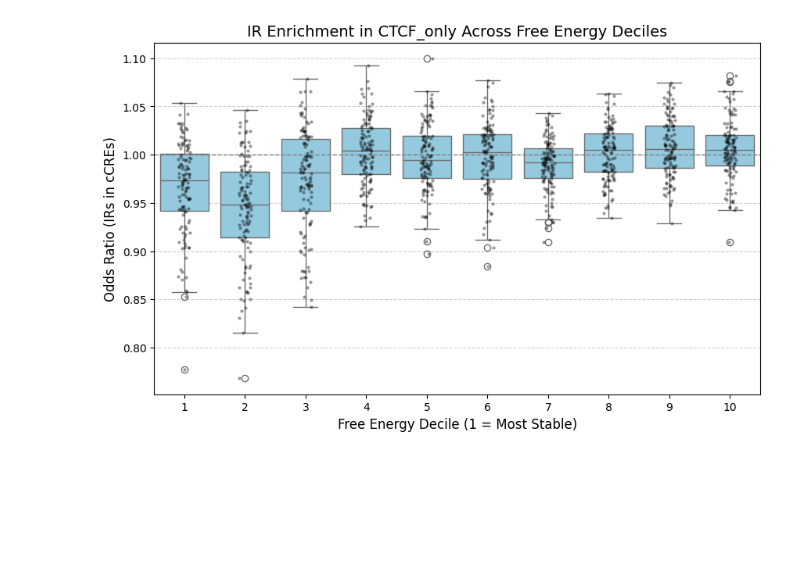
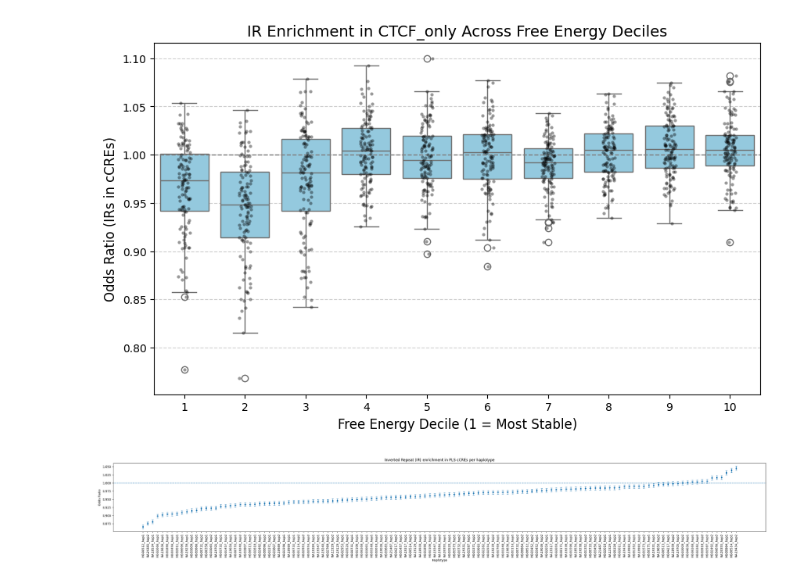
Before and after one commit to alexturcoo/PhasedHapAssembly-nonB, a Jupyter notebook: analysis_scripts/all_analysis_notebooks/cCRE_hg38_enrichment_analysis.ipynb, the cells around one changed output. Cells and saved outputs as stored; diff of their text form; code cells hidden in the pictures; blank space fills up the shorter version.

```diff
--- a/analysis_scripts/all_analysis_notebooks/cCRE_hg38_enrichment_analysis.ipynb
+++ b/analysis_scripts/all_analysis_notebooks/cCRE_hg38_enrichment_analysis.ipynb
@@ -1155,3 +1155,66 @@ plt.subplots_adjust(bottom=0.15, top=0.9)
 plt.show()
 # %% [output]
 [figure]
+# %%
+import numpy as np
+import pandas as pd
+import matplotlib.pyplot as plt
+
+# =====================================
+# INPUT
+# =====================================
+df = pd.read_csv("/home/alextu/scratch/confidence_intervals_cCRE_results/final_results_PLS_CI.csv")
+
+# =====================================
+# FILTER TO IRs ONLY
+# =====================================
+df_ir = df[df["structure"] == "IR"].copy()
+
+if df_ir.empty:
+    raise ValueError("No IR rows found in dataframe.")
+
+# Sort haplotypes by odds ratio for cleaner visualization
+df_ir = df_ir.sort_values("odds_ratio")
+
+# =====================================
+# PREP DATA FOR ERROR BARS
+# =====================================
+x = np.arange(len(df_ir))
+y = df_ir["odds_ratio"].values
+
+yerr_lower = y - df_ir["ci_low_95"].values
+yerr_upper = df_ir["ci_high_95"].values - y
+yerr = np.vstack([yerr_lower, yerr_upper])
+
+# =====================================
+# PLOT
+# =====================================
+plt.figure(figsize=(max(10, len(df_ir) * 0.25), 5))
+
+plt.errorbar(
+    x,
+    y,
+    yerr=yerr,
+    fmt="o",
+    capsize=3,
+    linewidth=1,
+    markersize=4
+)
+
+# Reference line (no enrichment)
+plt.axhline(1, linestyle="--", linewidth=1)
+
+# Axes & labels
+plt.xticks(x, df_ir["sample_hap"], rotation=90)
+plt.xlabel("Haplotype")
+plt.ylabel("Odds Ratio")
+
+plt.title("Inverted Repeat (IR) enrichment in PLS cCREs per haplotype")
+
+# Optional but recommended for OR plots
+#plt.yscale("log")
+
+plt.tight_layout()
+plt.show()
+# %% [output]
+[figure, added]
```
Also changed, not shown: parts of 2 cells of this notebook, 2 other files.
